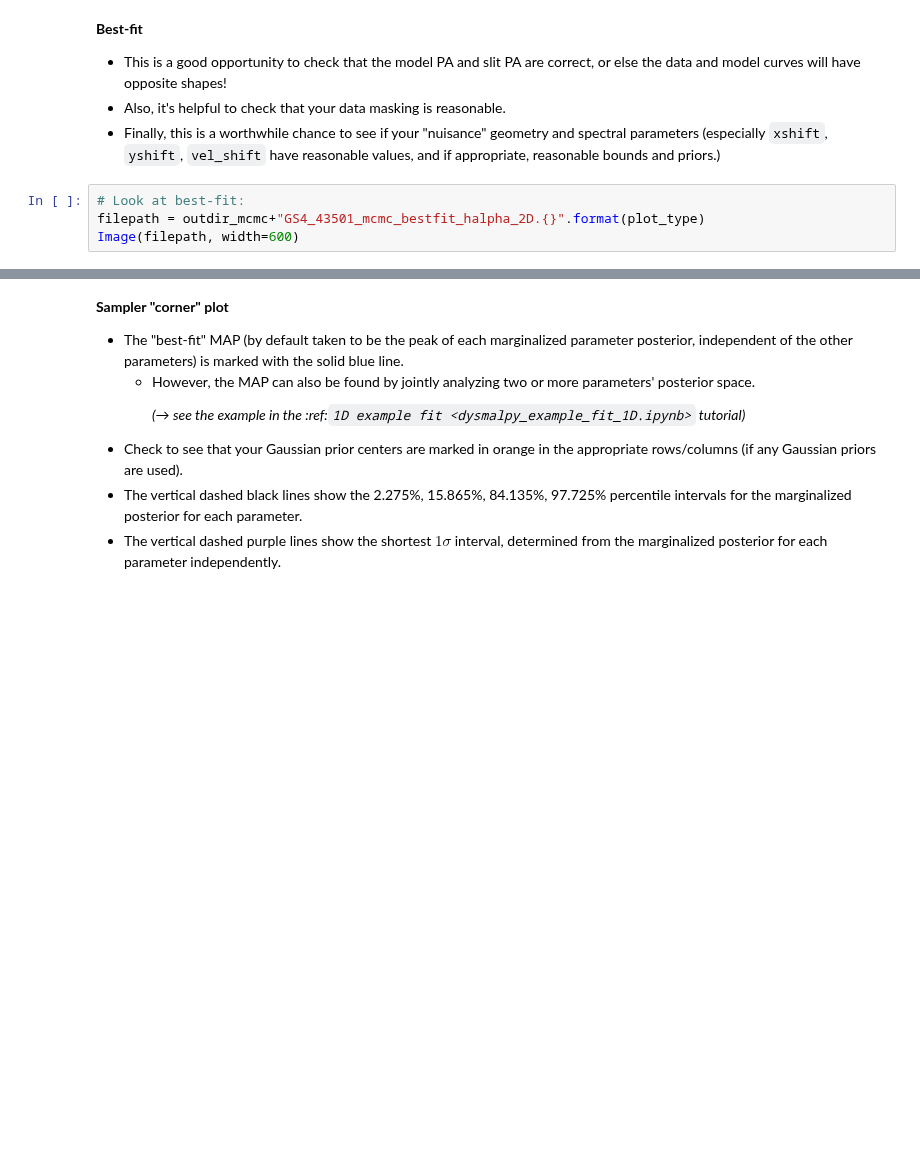
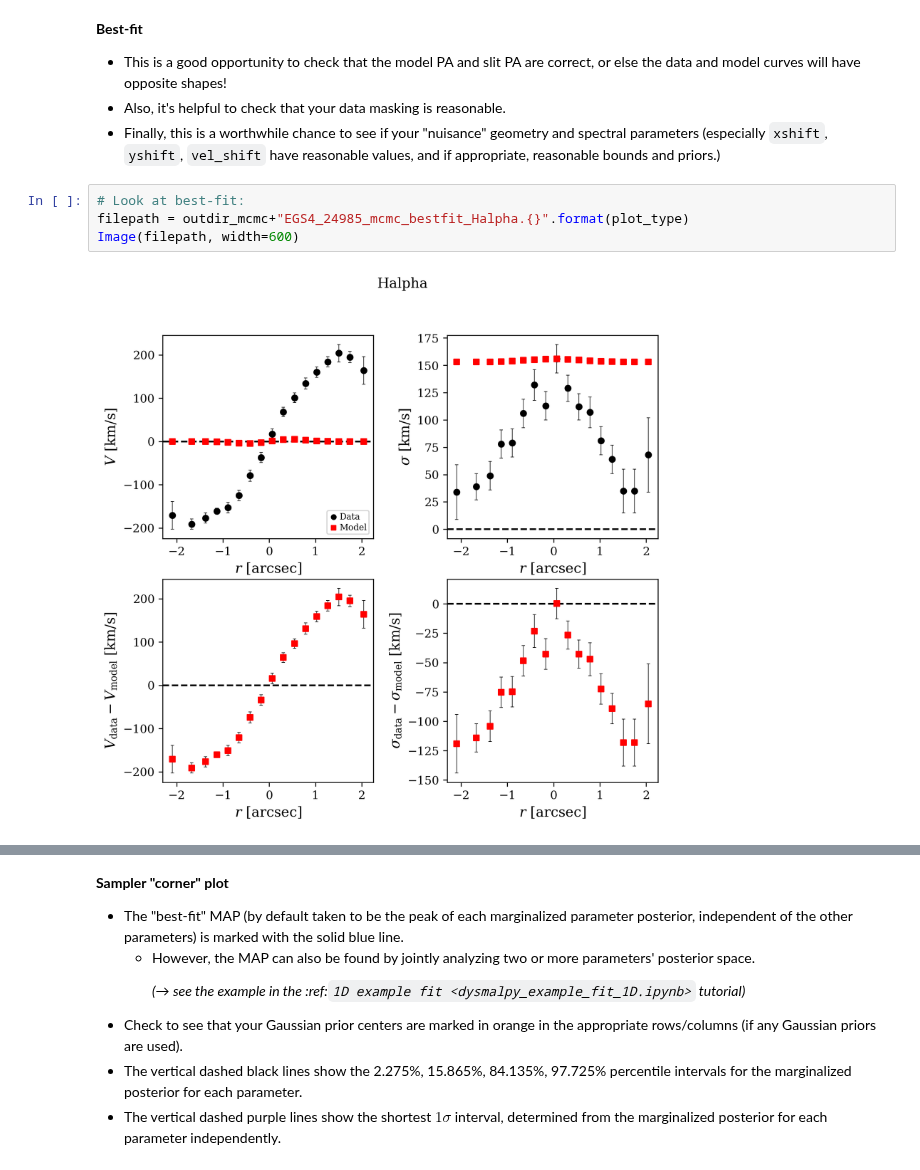
Before and after one commit to dysmalpy/dysmalpy, a Jupyter notebook: examples/notebooks/dysmalpy_example_multiobs.ipynb, the cells around one changed output, grey strips where cells are left out. Drawn from its saved outputs; the diff is of its cells as text; blank space fills up the shorter version.

```diff
--- a/examples/notebooks/dysmalpy_example_multiobs.ipynb
+++ b/examples/notebooks/dysmalpy_example_multiobs.ipynb
@@ -499,5 +604,7 @@ Image(filepath, width=600)
 - Finally, this is a worthwhile chance to see if your "nuisance" geometry and spectral parameters (especially `xshift`, `yshift`, `vel_shift` have reasonable values, and if appropriate, reasonable bounds and priors.)
 # %%
 # Look at best-fit:
-filepath = outdir_mcmc+"GS4_43501_mcmc_bestfit_halpha_2D.{}".format(plot_type)
+filepath = outdir_mcmc+"EGS4_24985_mcmc_bestfit_Halpha.{}".format(plot_type)
 Image(filepath, width=600)
+# %% [output]
+[figure, added]
```
Also changed, not shown: parts of 18 cells of this notebook, 1 other file.
